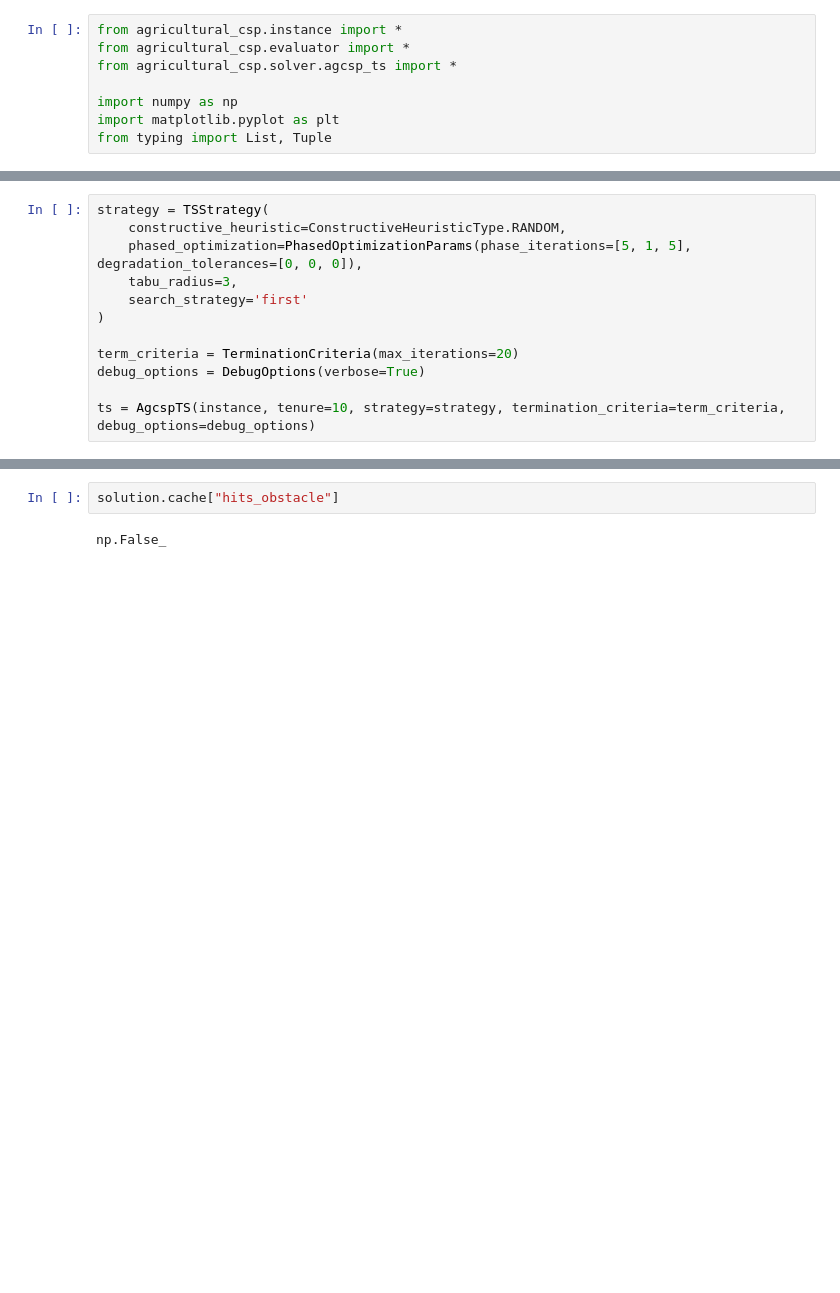
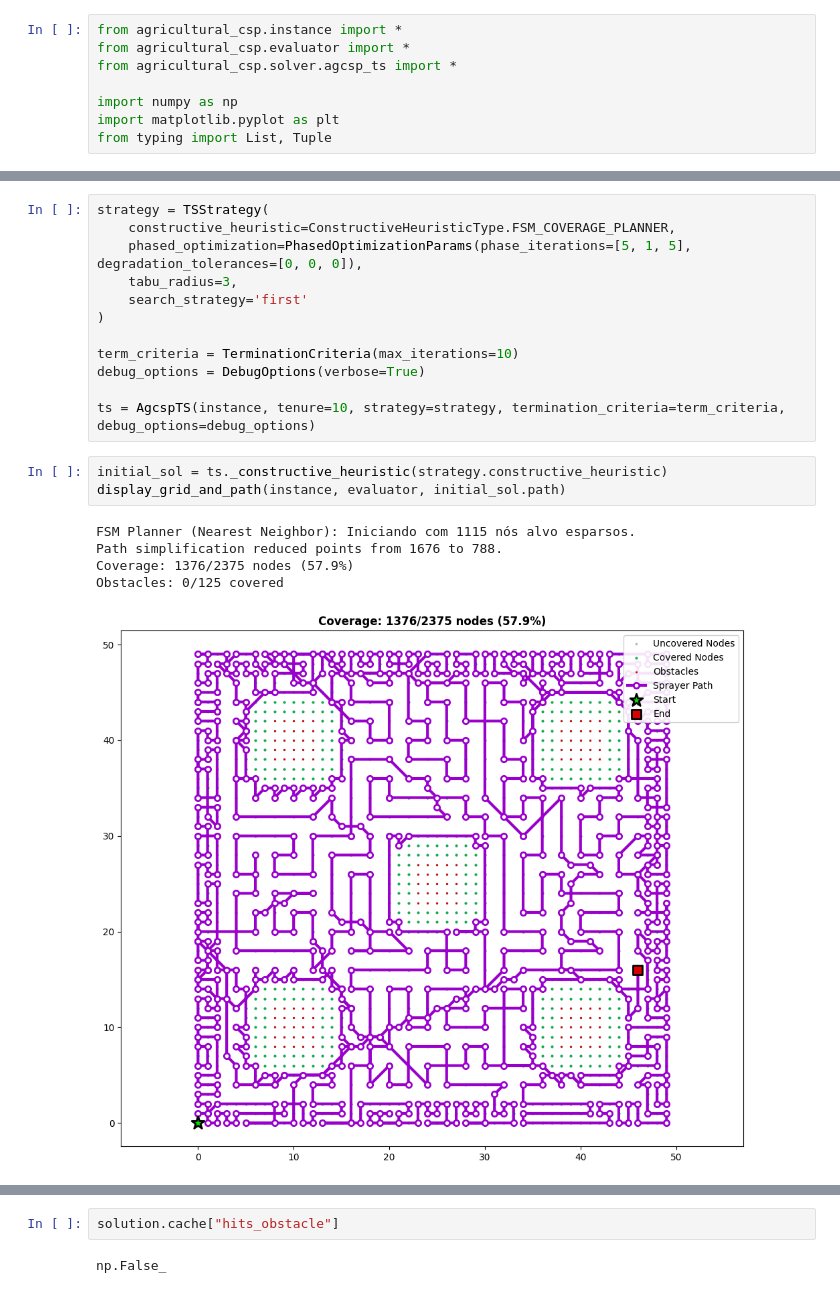
Before and after one commit to Everton-Colombo/MO824-Project, a Jupyter notebook: testing4.ipynb, the cells around one changed output, grey strips where cells are left out. Cells and saved outputs as stored; diff of their text form; blank space fills up the shorter version.

```diff
--- a/testing4.ipynb
+++ b/testing4.ipynb
@@ -124,13 +124,22 @@ Obstacles: 0/125 covered
 # %%
 strategy = TSStrategy(
-    constructive_heuristic=ConstructiveHeuristicType.RANDOM,
+    constructive_heuristic=ConstructiveHeuristicType.FSM_COVERAGE_PLANNER,
     phased_optimization=PhasedOptimizationParams(phase_iterations=[5, 1, 5], degradation_tolerances=[0, 0, 0]),
     tabu_radius=3,
     search_strategy='first'
 )
 
-term_criteria = TerminationCriteria(max_iterations=20)
+term_criteria = TerminationCriteria(max_iterations=10)
 debug_options = DebugOptions(verbose=True)
 
 ts = AgcspTS(instance, tenure=10, strategy=strategy, termination_criteria=term_criteria, debug_options=debug_options)
+# %%
+initial_sol = ts._constructive_heuristic(strategy.constructive_heuristic)
+display_grid_and_path(instance, evaluator, initial_sol.path)
+# %% [output]
+FSM Planner (Nearest Neighbor): Iniciando com 1115 nós alvo esparsos.
+Path simplification reduced points from 1676 to 788.
+Coverage: 1376/2375 nodes (57.9%)
+Obstacles: 0/125 covered
+[figure, added]
 # %%
```
Also changed, not shown: parts of 13 cells of this notebook, 2 other files.
